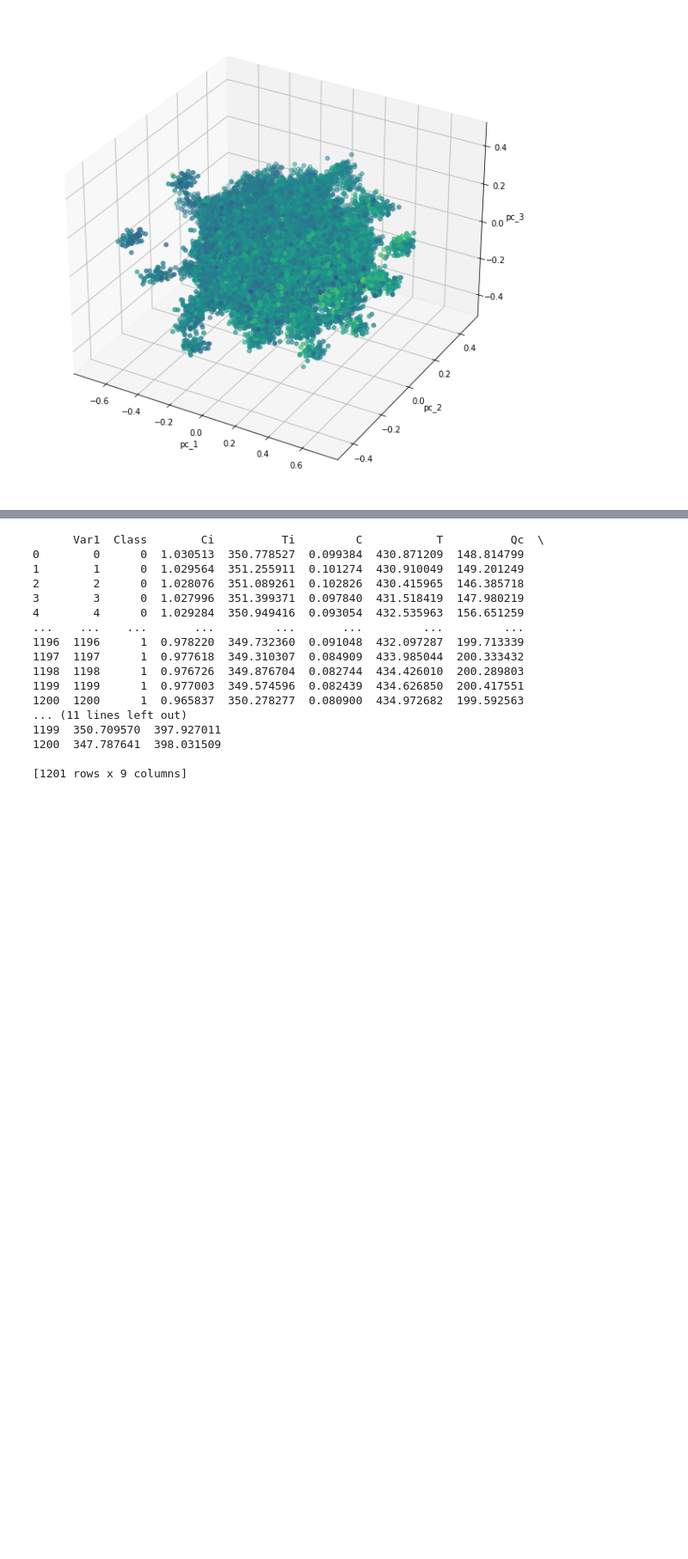
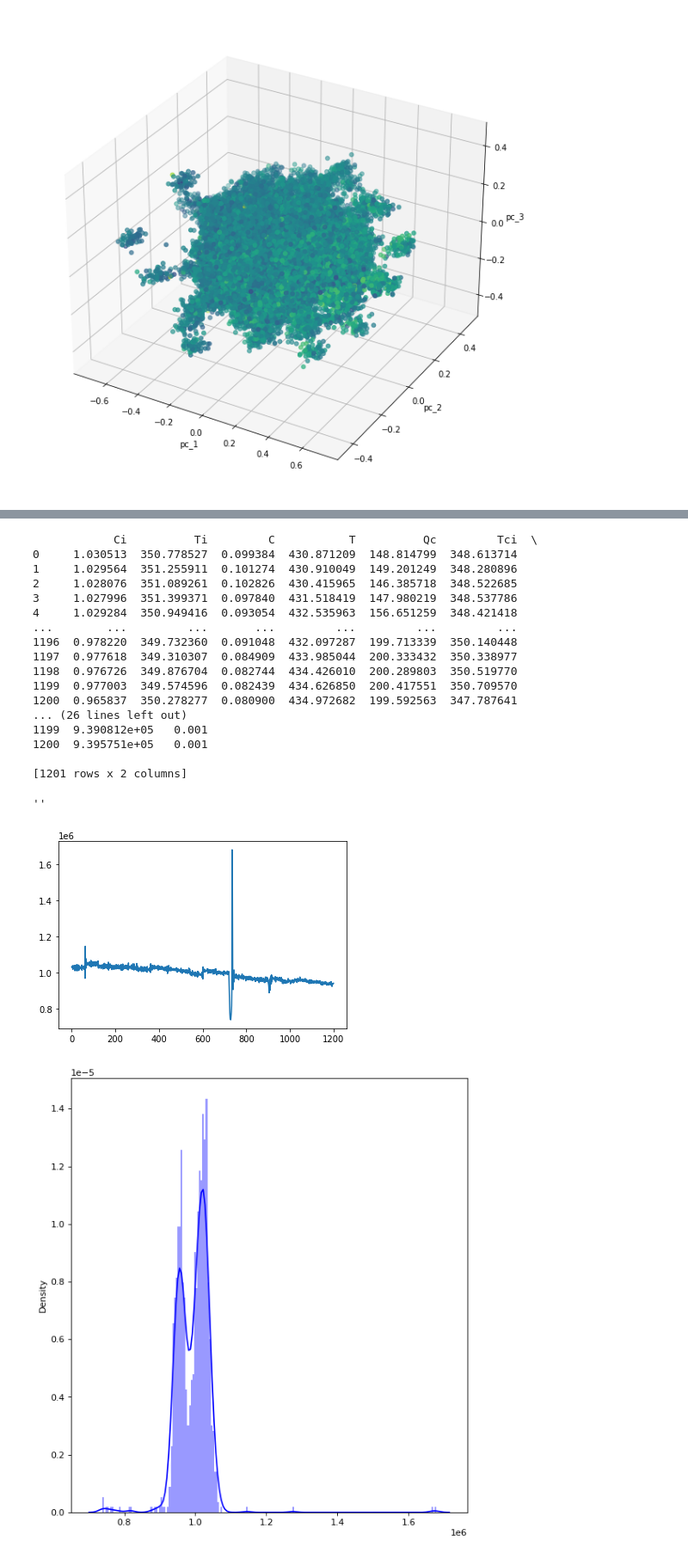
Before and after one commit to shikarRajcomar-Engineer/Anomaly_Detection, a Jupyter notebook: Anomlay Detection Autoencoder.ipynb, the cells around one changed output, grey strips where cells are left out. Shown: that part at 86% size. Drawn from its saved outputs; the diff is of its cells as text; code cells hidden in the pictures; blank space fills up the shorter version.

```diff
--- a/Anomlay Detection Autoencoder.ipynb
+++ b/Anomlay Detection Autoencoder.ipynb
@@ -292,47 +259,69 @@ ValueError: cannot reshape array of size 546 into shape (99,7)
 # %%
+# Import dataset whihc has a fault to be detected
+
 df = pd.read_excel('Fault 40.xlsx',engine='openpyxl')
-print(df)
+# df=df.iloc[:,2:8]
+# plt.plot(df)
+
+
+
+
 plot_samples=1201
 # all features
-x = df[df.columns[2:8]].to_numpy()
+x = df[df.columns[2:9]].to_numpy()
+print(df[df.columns[2:9]])
+print(x.shape[1])
 # column with class
 y = df[df.columns[1]].to_numpy()
 
 
 
-
-df = pd.concat([pd.DataFrame(x), pd.DataFrame({'anomaly': y})], axis=1)
-
-abnormal_events = df
+# Creating a data frame and calling the class "Anomaly"
+abnormal_events = pd.concat([pd.DataFrame(x), pd.DataFrame({'anomaly': y})], axis=1)
+abnormal_events = abnormal_events.loc[:, abnormal_events.columns != 'anomaly']
 
 # abnormal event
 abnormal_x = scaler.transform(abnormal_events).reshape(plot_samples, n_features)
 predicted_x = autoencoder.predict(abnormal_x)
 abnormal_events_mse = keras.losses.mean_squared_error(abnormal_x, predicted_x)
 abnormal_events_df = pd.DataFrame({
 
 	'n': np.arange(0, plot_samples),
-	'mse': abnormal_events_mse,
-	'anomaly': np.ones(plot_samples)})
+	'mse': abnormal_events_mse})
 
-x=mse_df.n
-y=mse_df.mse,
-abnormal_events_df.to_excel('test4.xlsx')
+
+Final=pd.DataFrame(abnormal_events_df.mse)
+
+Final['cutoff']=0.001
+
+print(Final)
+plt.plot(abnormal_events_df.mse)
+
+
+# abnormal_events_df.to_excel('test4.xlsx')
+
+
+plt.figure(figsize=(8,9), dpi=80)
+sns.distplot(abnormal_events_mse, bins=200, kde=True, color='blue')
+;
 # %% [output]
-      Var1  Class        Ci          Ti         C           T          Qc  \
-0        0      0  1.030513  350.778527  0.099384  430.871209  148.814799
-1        1      0  1.029564  351.255911  0.101274  430.910049  149.201249
-2        2      0  1.028076  351.089261  0.102826  430.415965  146.385718
-3        3      0  1.027996  351.399371  0.097840  431.518419  147.980219
-4        4      0  1.029284  350.949416  0.093054  432.535963  156.651259
-...    ...    ...       ...         ...       ...         ...         ...
-1196  1196      1  0.978220  349.732360  0.091048  432.097287  199.713339
-1197  1197      1  0.977618  349.310307  0.084909  433.985044  200.333432
-1198  1198      1  0.976726  349.876704  0.082744  434.426010  200.289803
-1199  1199      1  0.977003  349.574596  0.082439  434.626850  200.417551
-1200  1200      1  0.965837  350.278277  0.080900  434.972682  199.592563
-... (11 lines left out)
-1199  350.709570  397.927011
-1200  347.787641  398.031509
+            Ci          Ti         C           T          Qc         Tci  \
+0     1.030513  350.778527  0.099384  430.871209  148.814799  348.613714
+1     1.029564  351.255911  0.101274  430.910049  149.201249  348.280896
+2     1.028076  351.089261  0.102826  430.415965  146.385718  348.522685
+3     1.027996  351.399371  0.097840  431.518419  147.980219  348.537786
+4     1.029284  350.949416  0.093054  432.535963  156.651259  348.421418
+...        ...         ...       ...         ...         ...         ...
+1196  0.978220  349.732360  0.091048  432.097287  199.713339  350.140448
+1197  0.977618  349.310307  0.084909  433.985044  200.333432  350.338977
+1198  0.976726  349.876704  0.082744  434.426010  200.289803  350.519770
+1199  0.977003  349.574596  0.082439  434.626850  200.417551  350.709570
+1200  0.965837  350.278277  0.080900  434.972682  199.592563  347.787641
+... (26 lines left out)
+1199  9.390812e+05   0.001
+1200  9.395751e+05   0.001
 
-[1201 rows x 9 columns]
+[1201 rows x 2 columns]
+''
+[figure, added]
+[figure, added]
```
Also changed, not shown: parts of 7 cells of this notebook, 4 other files.
